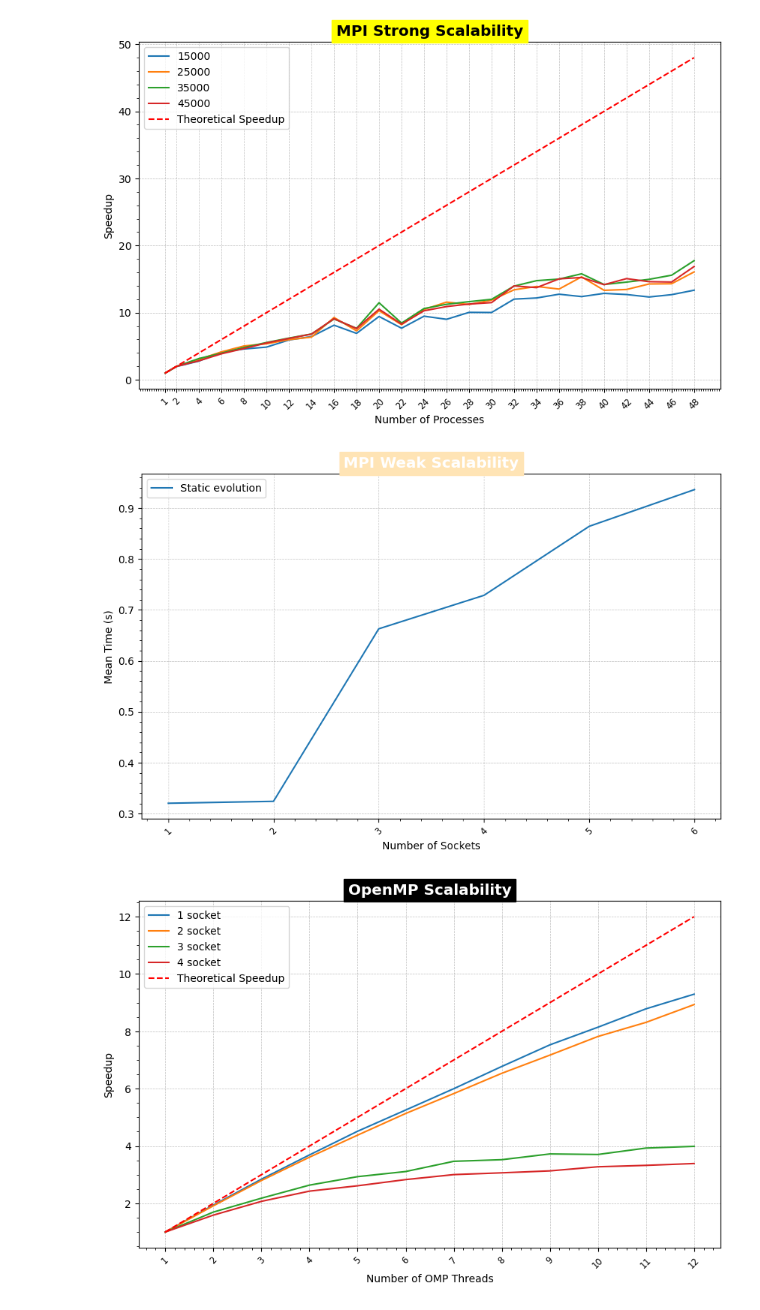
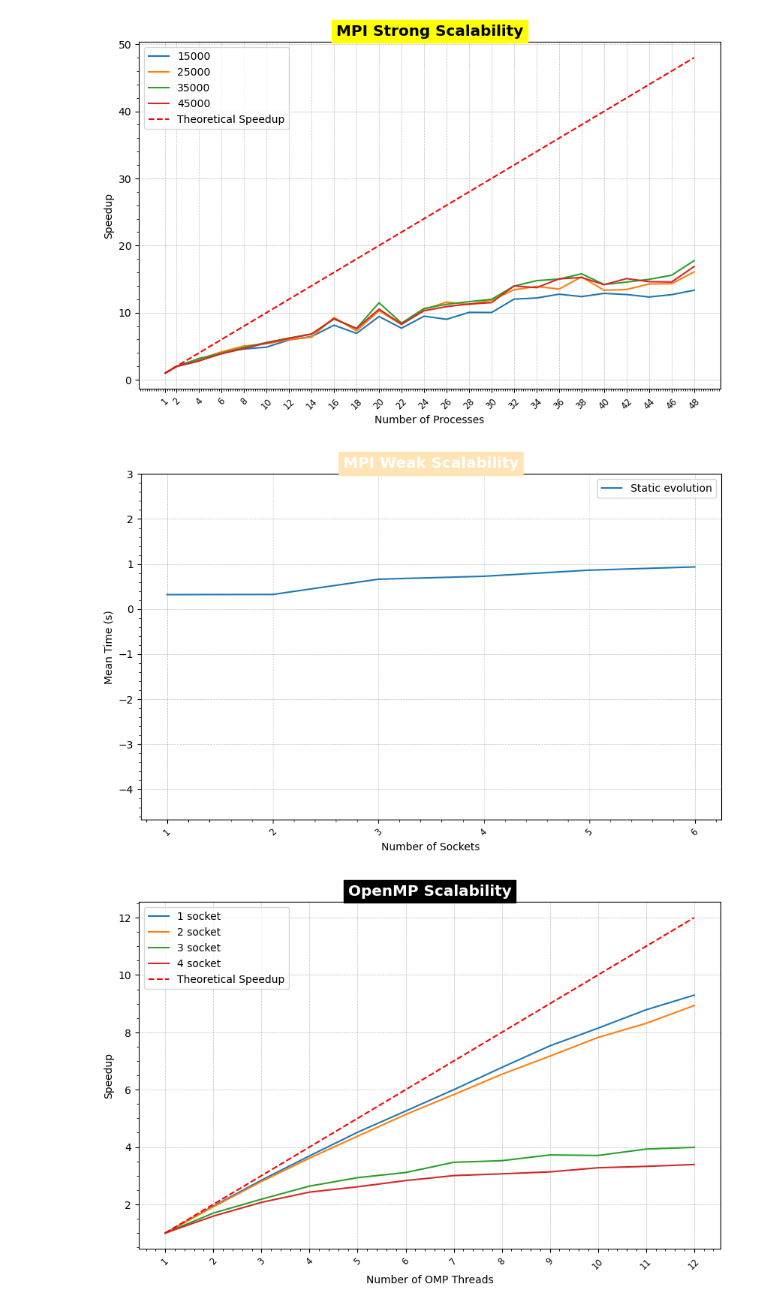
Before and after one commit to gianmarcoalessio/FHPC-assignment, a Jupyter notebook: exercise1/plot/plot.ipynb, the cells around one changed output. Saved outputs shown, nothing was run; the diff lists cells and outputs as text; code cells hidden in the pictures.

Commit message:
plot!!

```diff
--- a/exercise1/plot/plot.ipynb
+++ b/exercise1/plot/plot.ipynb
@@ -2,7 +2,7 @@
 import matplotlib.pyplot as plt
 import os
 
-def plot_speedup(filenames, labels, x_index,y_index, ttp=False, speedup=True, title = 'Title', x_label = 'Number of Processes', y_label = 'Speedup', background= 'black', colortitle = 'white'):
+def plot_speedup(filenames, labels, x_index,y_index, ttp=False, speedup=True, title = 'Title', x_label = 'Number of Processes', y_label = 'Speedup', background= 'black', colortitle = 'white',ylim=0):
     """
     Plots speedup data for given files.
 
@@ -33,6 +33,10 @@ def plot_speedup(filenames, labels, x_index,y_index, ttp=False, speedup=True, ti
     if ttp and x:
         plt.plot(x, x, label=f'Theoretical Speedup', linestyle='--', color='red')
 
+    if ylim != 0:
+        lowest = min(y)
+        plt.ylim([lowest-ylim, ylim])
+
     # Setting plot attributes
     plt.xlabel(f'{x_label}')
     plt.ylabel(f'{y_label}')
@@ -63,9 +67,9 @@ plot_speedup([
 # %%
 plot_speedup([
     '../thin/mpi_weak_scalability/timing.csv',
-], ['Static evolution'],x_index=1, y_index=2, speedup=False, title='MPI Weak Scalability', x_label='Number of Sockets', y_label='Mean Time (s)', background='moccasin', colortitle='white')
+], ['Static evolution'],x_index=1, y_index=2, speedup=False, title='MPI Weak Scalability', x_label='Number of Sockets', y_label='Mean Time (s)', background='moccasin', colortitle='white',ylim=3)
 # %% [output]
-[figure, old version]
+[figure, new version]
 # %%
 plot_speedup([
     '../thin/omp_scalability/1_sockets.csv',
```
Also changed, not shown: 1 other file.
